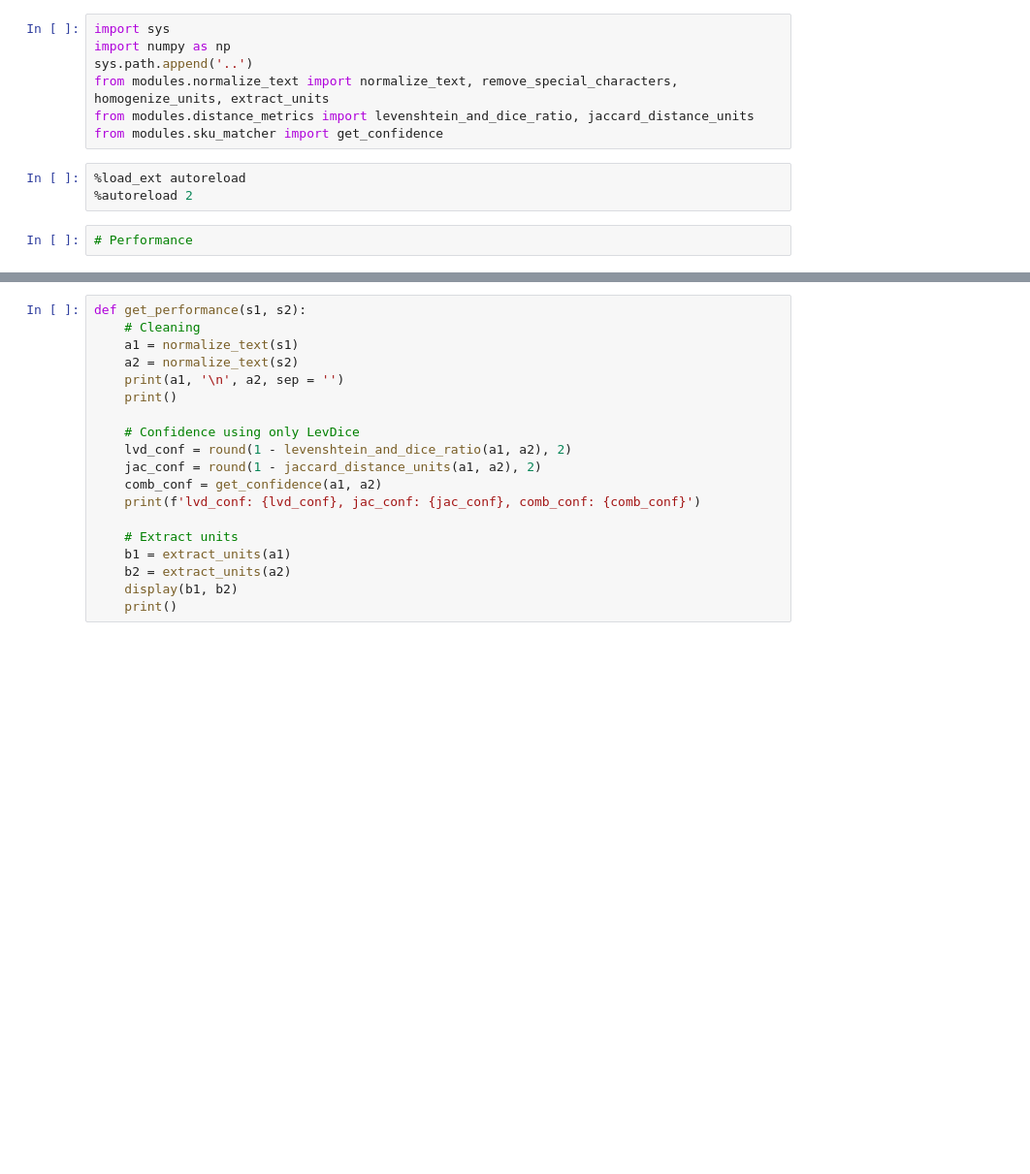
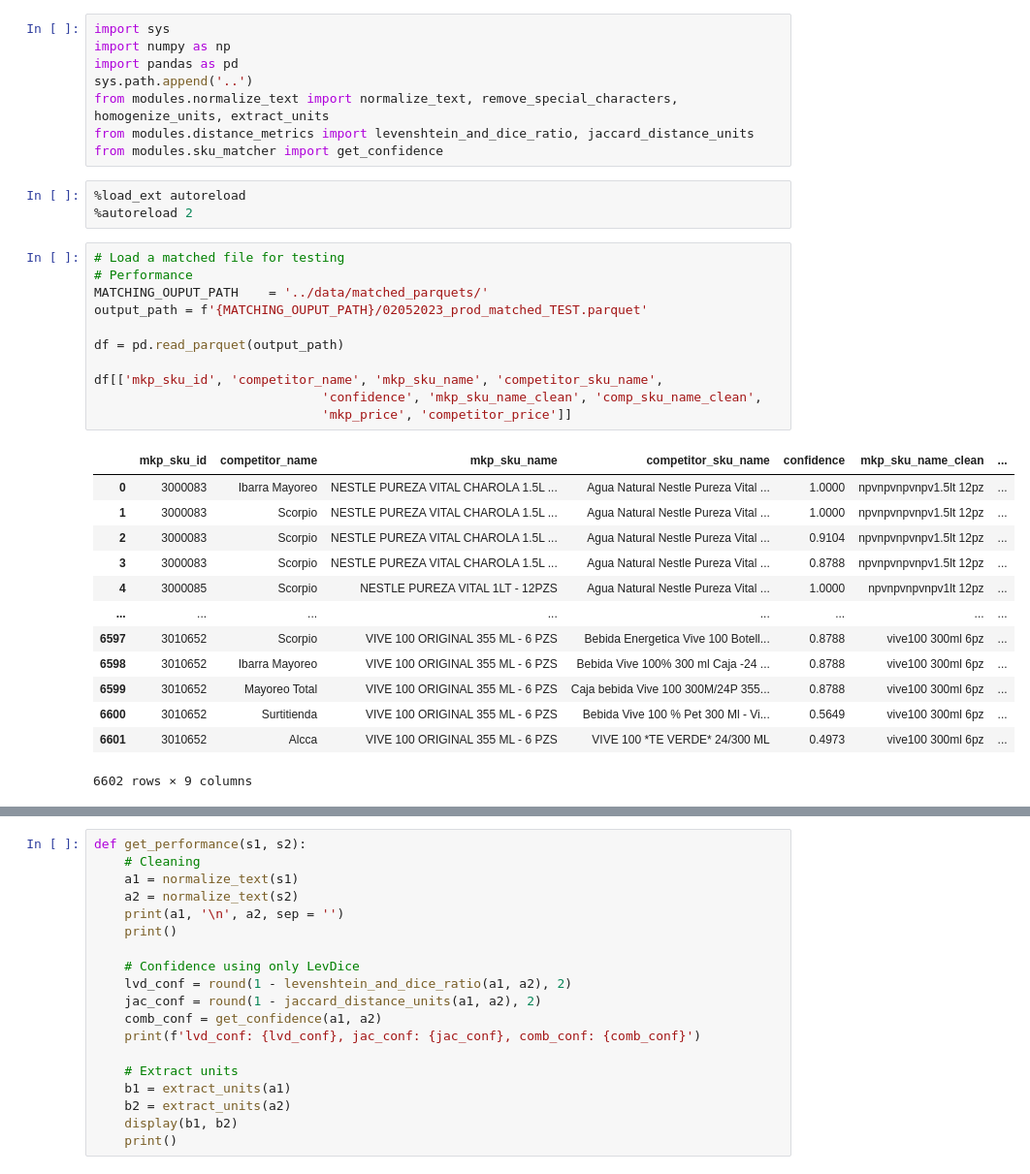
Before and after one commit to riccilopez/mkp_sku_matching, a Jupyter notebook: eda_notebooks/tests.ipynb, the cells around one changed output, grey strips where cells are left out. Shown at 97% size. Saved outputs shown, nothing was run; the diff lists cells and outputs as text; blank space fills up the shorter version.

```diff
--- a/eda_notebooks/tests.ipynb
+++ b/eda_notebooks/tests.ipynb
@@ -1,6 +1,7 @@
 # %%
 import sys
 import numpy as np
+import pandas as pd
 sys.path.append('..')
 from modules.normalize_text import normalize_text, remove_special_characters, homogenize_units, extract_units
 from modules.distance_metrics import levenshtein_and_dice_ratio, jaccard_distance_units
@@ -8,5 +9,28 @@ from modules.sku_matcher import get_confidence
 # %%
 %load_ext autoreload
 %autoreload 2
-# %%
-# Performance
+# %%
+# Load a matched file for testing
+# Performance
+MATCHING_OUPUT_PATH    = '../data/matched_parquets/'
+output_path = f'{MATCHING_OUPUT_PATH}/02052023_prod_matched_TEST.parquet'
+
+df = pd.read_parquet(output_path)
+
+df[['mkp_sku_id', 'competitor_name', 'mkp_sku_name', 'competitor_sku_name',
+                              'confidence', 'mkp_sku_name_clean', 'comp_sku_name_clean',
+                              'mkp_price', 'competitor_price']]
+# %% [output]
+|  | mkp_sku_id | competitor_name | mkp_sku_name | competitor_sku_name | confidence | mkp_sku_name_clean | ... |
+| 0 | 3000083 | Ibarra Mayoreo | NESTLE PUREZA VITAL CHAROLA 1.5L ... | Agua Natural Nestle Pureza Vital ... | 1.0000 | npvnpvnpvnpv1.5lt 12pz | ... |
+| 1 | 3000083 | Scorpio | NESTLE PUREZA VITAL CHAROLA 1.5L ... | Agua Natural Nestle Pureza Vital ... | 1.0000 | npvnpvnpvnpv1.5lt 12pz | ... |
+| 2 | 3000083 | Scorpio | NESTLE PUREZA VITAL CHAROLA 1.5L ... | Agua Natural Nestle Pureza Vital ... | 0.9104 | npvnpvnpvnpv1.5lt 12pz | ... |
+| 3 | 3000083 | Scorpio | NESTLE PUREZA VITAL CHAROLA 1.5L ... | Agua Natural Nestle Pureza Vital ... | 0.8788 | npvnpvnpvnpv1.5lt 12pz | ... |
+| 4 | 3000085 | Scorpio | NESTLE PUREZA VITAL 1LT - 12PZS | Agua Natural Nestle Pureza Vital ... | 1.0000 | npvnpvnpvnpv1lt 12pz | ... |
+| ... | ... | ... | ... | ... | ... | ... | ... |
+| 6597 | 3010652 | Scorpio | VIVE 100 ORIGINAL 355 ML - 6 PZS | Bebida Energetica Vive 100 Botell... | 0.8788 | vive100 300ml 6pz | ... |
+| 6598 | 3010652 | Ibarra Mayoreo | VIVE 100 ORIGINAL 355 ML - 6 PZS | Bebida Vive 100% 300 ml Caja -24 ... | 0.8788 | vive100 300ml 6pz | ... |
+| 6599 | 3010652 | Mayoreo Total | VIVE 100 ORIGINAL 355 ML - 6 PZS | Caja bebida Vive 100 300M/24P 355... | 0.8788 | vive100 300ml 6pz | ... |
+| 6600 | 3010652 | Surtitienda | VIVE 100 ORIGINAL 355 ML - 6 PZS | Bebida Vive 100 % Pet 300 Ml - Vi... | 0.5649 | vive100 300ml 6pz | ... |
+| 6601 | 3010652 | Alcca | VIVE 100 ORIGINAL 355 ML - 6 PZS | VIVE 100 *TE VERDE* 24/300 ML | 0.4973 | vive100 300ml 6pz | ... |
+6602 rows × 9 columns
```
Also changed, not shown: parts of 8 cells of this notebook.
